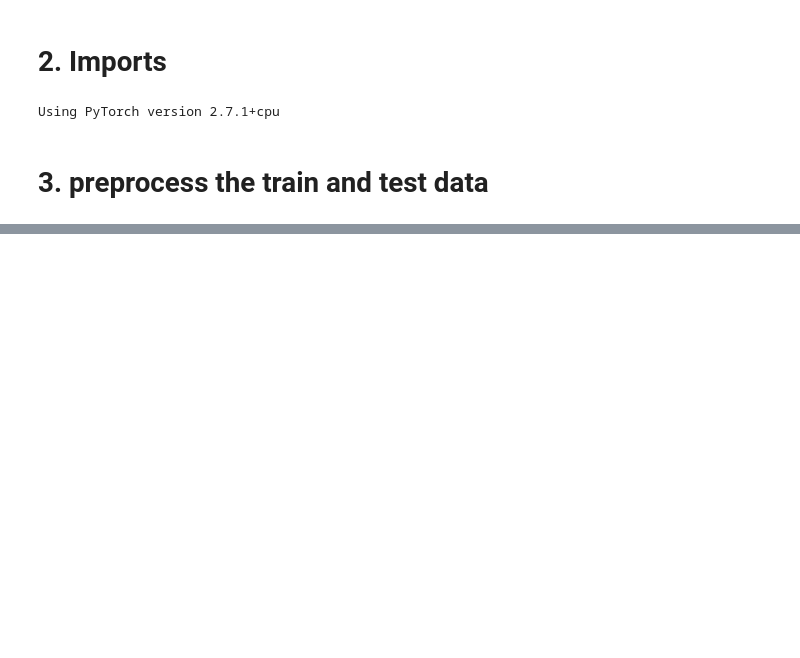
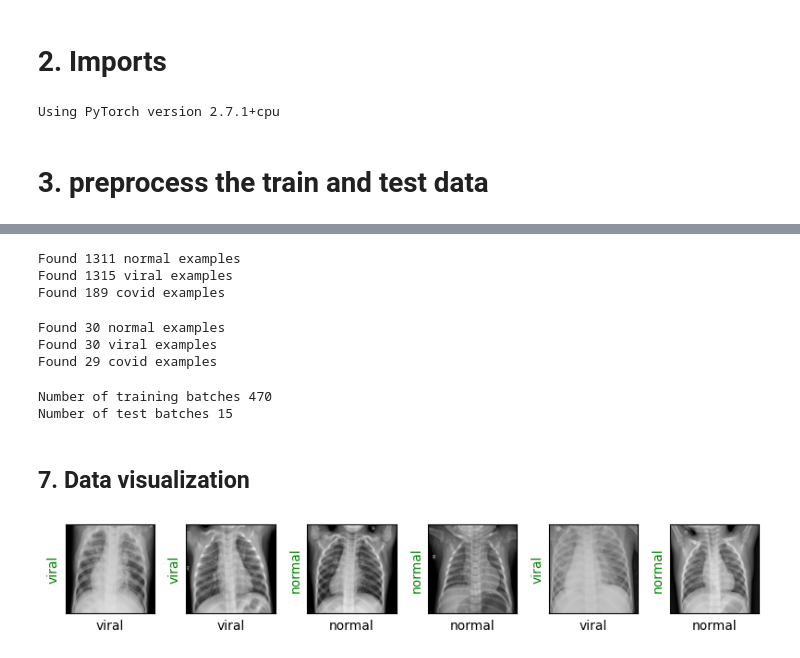
Before and after one commit to sreerag-chandrasekharan/Covid19-detection-chest-xray, a Jupyter notebook: Main.ipynb, the cells around one changed output, grey strips where cells are left out. Cells and saved outputs as stored; diff of their text form; code cells hidden in the pictures; blank space fills up the shorter version.

Commit message:
data visvalization

```diff
--- a/Main.ipynb
+++ b/Main.ipynb
@@ -57,0 +103,64 @@ if os.path.isdir(os.path.join(root_dir, source_dirs[1])):
+# %%
+train_dirs = {
+    'normal': 'COVID-19 Radiography Database/normal',
+    'viral': 'COVID-19 Radiography Database/viral',
+    'covid': 'COVID-19 Radiography Database/covid'
+}
+
+train_dataset = ChestXRayDataset(train_dirs, train_transform)
+# %% [output]
+Found 1311 normal examples
+Found 1315 viral examples
+Found 189 covid examples
+# %%
+test_dirs = {
+    'normal': 'COVID-19 Radiography Database/test/normal',
+    'viral': 'COVID-19 Radiography Database/test/viral',
+    'covid': 'COVID-19 Radiography Database/test/covid'
+}
+
+test_dataset = ChestXRayDataset(test_dirs, test_transform)
+# %% [output]
+Found 30 normal examples
+Found 30 viral examples
+Found 29 covid examples
+# %%
+batch_size = 6
+
+dl_train = torch.utils.data.DataLoader(train_dataset, batch_size=batch_size, shuffle=True)
+dl_test = torch.utils.data.DataLoader(test_dataset, batch_size=batch_size, shuffle=True)
+
+print('Number of training batches', len(dl_train))
+print('Number of test batches', len(dl_test))
+# %% [output]
+Number of training batches 470
+Number of test batches 15
+# %% [markdown]
+## 7. Data visualization
+# %%
+class_names = train_dataset.class_names
+
+
+def show_images(images, labels, preds):
+    plt.figure(figsize=(8, 4))
+    for i, image in enumerate(images):
+        plt.subplot(1, 6, i + 1, xticks=[], yticks=[])
+        image = image.numpy().transpose((1, 2, 0))
+        mean = np.array([0.485, 0.456, 0.406])
+        std = np.array([0.229, 0.224, 0.225])
+        image = image * std + mean
+        image = np.clip(image, 0., 1.)
+        plt.imshow(image)
+        col = 'green'
+        if preds[i] != labels[i]:
+            col = 'red'
+
+        plt.xlabel(f'{class_names[int(labels[i].numpy())]}')
+        plt.ylabel(f'{class_names[int(preds[i].numpy())]}', color=col)
+    plt.tight_layout()
+    plt.show()
+# %%
+images, labels = next(iter(dl_train))
+show_images(images, labels, labels)
+# %% [output]
+[figure, added]
```
Also changed, not shown: parts of 7 cells of this notebook.
